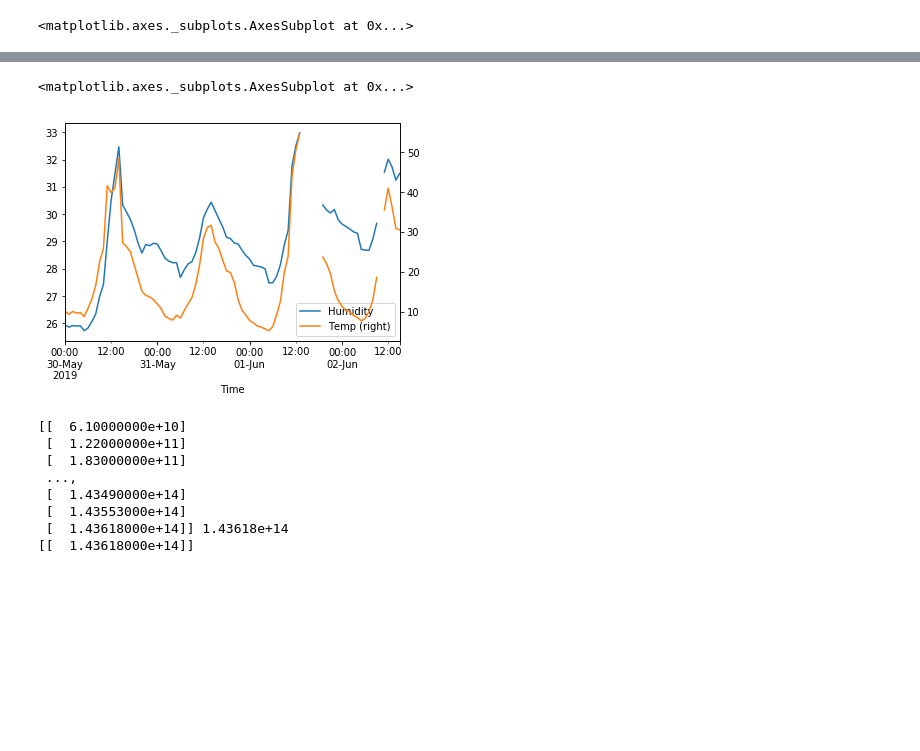
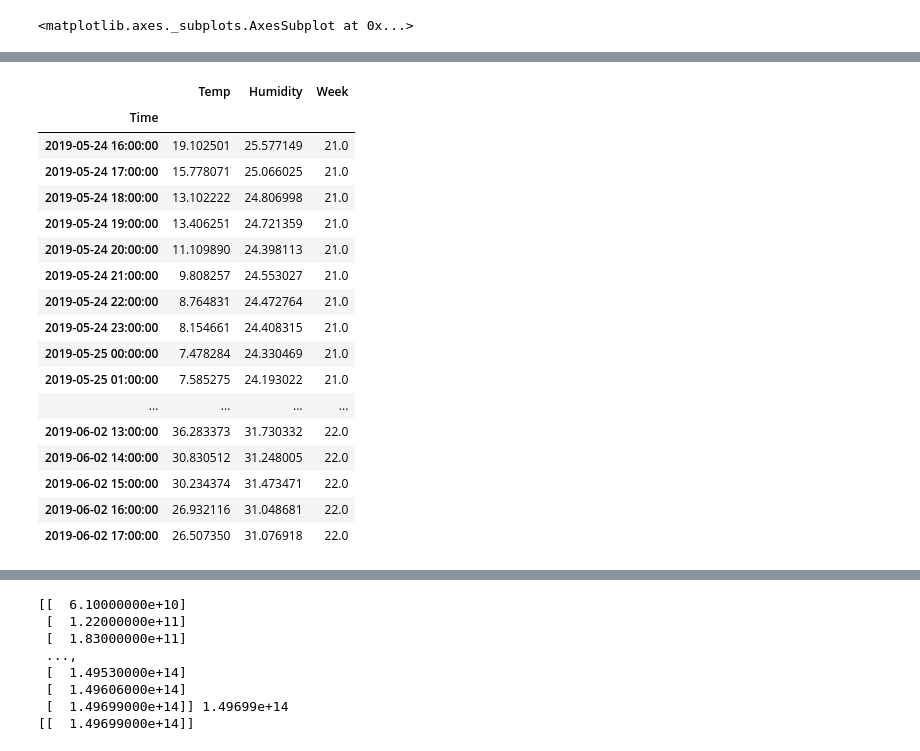
Before and after one commit to tarkus1/irrigation, a Jupyter notebook: moisture.ipynb, the cells around one changed output, grey strips where cells are left out. Cells and saved outputs as stored; diff of their text form; code cells hidden in the pictures; blank space fills up the shorter version.

```diff
--- a/moisture.ipynb
+++ b/moisture.ipynb
@@ -51,7 +51,25 @@ hourly['2019-06':].Temp.plot(secondary_y=True,legend=True)
 # %%
 hourly = moist.resample('1H').mean()
 hourly.dropna()
-print(hourly['2019-05-30':])
-hourly['2019-05-30':].Humidity.plot(legend=True)
-hourly['2019-05-30':].Temp.plot(secondary_y=True,legend=True)
+# print(hourly['2019-05-30':])
+# hourly['2019-05-30':].Humidity.plot(legend=True)
+# hourly['2019-05-30':].Temp.plot(secondary_y=True,legend=True)
 # %% [output]
+|  | Temp | Humidity | Week |
+| Time |  |  |  |
+| 2019-05-24 16:00:00 | 19.102501 | 25.577149 | 21.0 |
+| 2019-05-24 17:00:00 | 15.778071 | 25.066025 | 21.0 |
+| 2019-05-24 18:00:00 | 13.102222 | 24.806998 | 21.0 |
+| 2019-05-24 19:00:00 | 13.406251 | 24.721359 | 21.0 |
+| 2019-05-24 20:00:00 | 11.109890 | 24.398113 | 21.0 |
+| 2019-05-24 21:00:00 | 9.808257 | 24.553027 | 21.0 |
+| 2019-05-24 22:00:00 | 8.764831 | 24.472764 | 21.0 |
+| 2019-05-24 23:00:00 | 8.154661 | 24.408315 | 21.0 |
+| 2019-05-25 00:00:00 | 7.478284 | 24.330469 | 21.0 |
+| 2019-05-25 01:00:00 | 7.585275 | 24.193022 | 21.0 |
+| ... | ... | ... | ... |
+| 2019-06-02 13:00:00 | 36.283373 | 31.730332 | 22.0 |
+| 2019-06-02 14:00:00 | 30.830512 | 31.248005 | 22.0 |
+| 2019-06-02 15:00:00 | 30.234374 | 31.473471 | 22.0 |
+| 2019-06-02 16:00:00 | 26.932116 | 31.048681 | 22.0 |
+| 2019-06-02 17:00:00 | 26.507350 | 31.076918 | 22.0 |
@@ -75,9 +77,8 @@ Time
-<matplotlib.axes._subplots.AxesSubplot at 0x...>
-[figure, removed]
 # %%
 submoist=moist['2019-06-01':]
 m=submoist[1:].Humidity.values
 tt=submoist.index-submoist.index[0]
+trendStart = submoist.index[0]
 tt=tt[1:]
 tf=tt.to_frame()
 # tf
@@ -97,10 +98,10 @@ print(mtmro.reshape(-1,1))
  [  1.22000000e+11]
  [  1.83000000e+11]
  ...,
- [  1.43490000e+14]
- [  1.43553000e+14]
- [  1.43618000e+14]] 1.43618e+14
-[[  1.43618000e+14]]
+ [  1.49530000e+14]
+ [  1.49606000e+14]
+ [  1.49699000e+14]] 1.49699e+14
+[[  1.49699000e+14]]
 # %%
 from sklearn import datasets, linear_model
 import numpy as np
```
Also changed, not shown: parts of 6 cells of this notebook, 1 other file.
